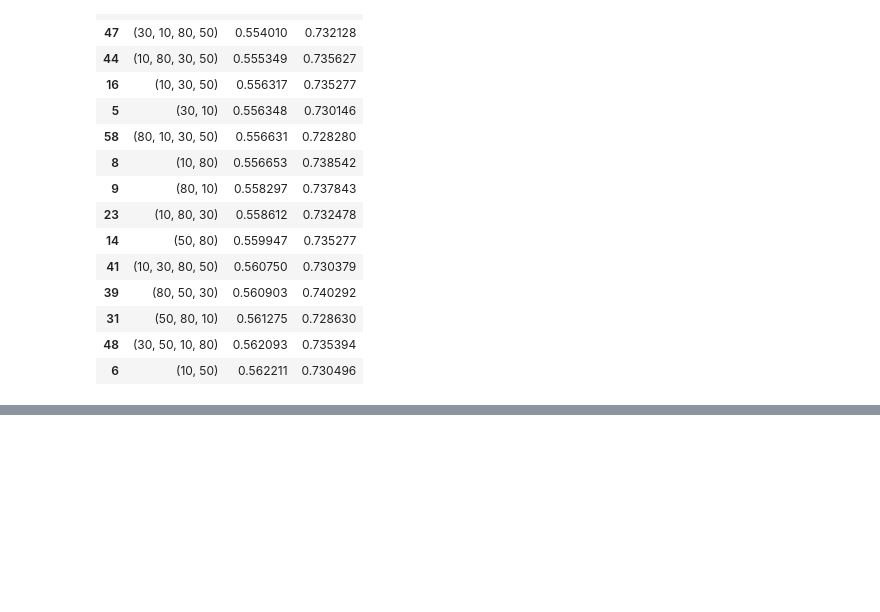
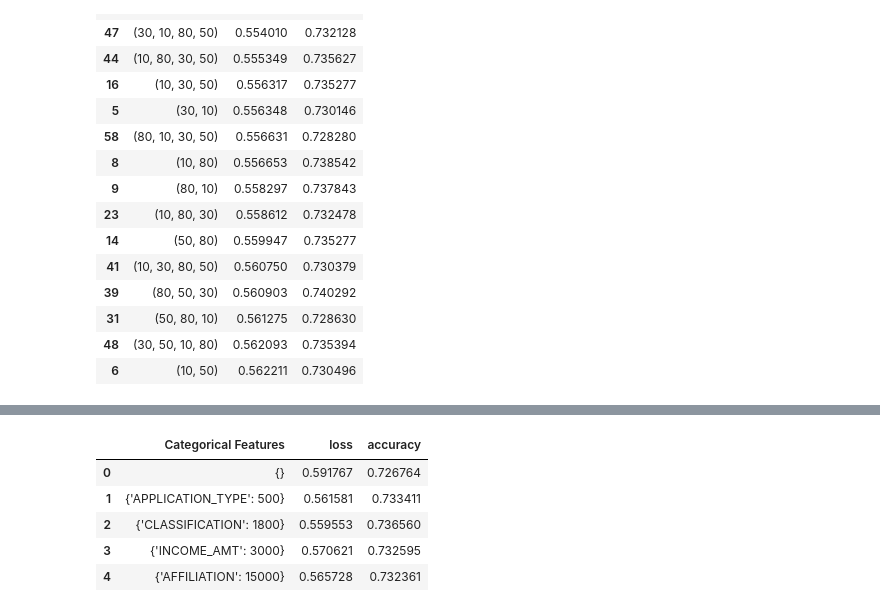
Before and after one commit to jsheppard95/Neural_Network_Charity_Analysis, a Jupyter notebook: AlphabetSoupCharity.ipynb, the cells around one changed output, grey strips where cells are left out. Drawn from its saved outputs; the diff is of its cells as text; code cells hidden in the pictures; blank space fills up the shorter version.

Commit message:
ENH: optimized activation function and categorical binning

```diff
--- a/AlphabetSoupCharity.ipynb
+++ b/AlphabetSoupCharity.ipynb
@@ -893,0 +895,9 @@ arch_results_df.sort_values("loss").head(15)
+# %%
+activation_funcs = ["relu", "tanh", "selu", "elu", "exponential"]
+results = []
+cnt = 0
+for func in activation_funcs:
+    print("Count:", cnt)
+    result = build_train_test(activation=func)
+    results.append(result)
+    cnt += 1
@@ -893,0 +949,11 @@ arch_results_df.sort_values("loss").head(15)
+# %%
+cat_bin_cutoffs = {"APPLICATION_TYPE": 500, "CLASSIFICATION": 1800, "INCOME_AMT": 3000, "AFFILIATION": 15000}
+model_args = [{}]  # extra empty dictionary for no binning
+for l in range(1, len(n_node_options) + 1):
+    for subset in itertools.combinations(cat_bin_cutoffs, l):
+        model_arg = {}
+        for col in subset:
+            model_arg[col] = cat_bin_cutoffs[col]
+            if model_arg not in model_args:
+                model_args.append(model_arg)
+model_args
@@ -893,0 +980,8 @@ arch_results_df.sort_values("loss").head(15)
+# %%
+results = []
+cnt = 0
+for cat_bin in model_args:
+    print("Count:", cnt)
+    result = build_train_test(cat_cutoffs=cat_bin)
+    results.append(result)
+    cnt += 1
@@ -893,0 +1006,17 @@ arch_results_df.sort_values("loss").head(15)
+# %%
+# Add results to dataframe for easier sorting
+cat_loss = []
+cat_acc = []
+for result in results:
+    cat_loss.append(result[0])
+    cat_acc.append(result[1])
+
+cat_results_df = pd.DataFrame({"Categorical Features": model_args, "loss": cat_loss, "accuracy": cat_acc})
+cat_results_df.head()
+# %% [output]
+|  | Categorical Features | loss | accuracy |
+| 0 | {} | 0.591767 | 0.726764 |
+| 1 | {'APPLICATION_TYPE': 500} | 0.561581 | 0.733411 |
+| 2 | {'CLASSIFICATION': 1800} | 0.559553 | 0.736560 |
+| 3 | {'INCOME_AMT': 3000} | 0.570621 | 0.732595 |
+| 4 | {'AFFILIATION': 15000} | 0.565728 | 0.732361 |
```
Also changed, not shown: parts of 13 cells of this notebook.
